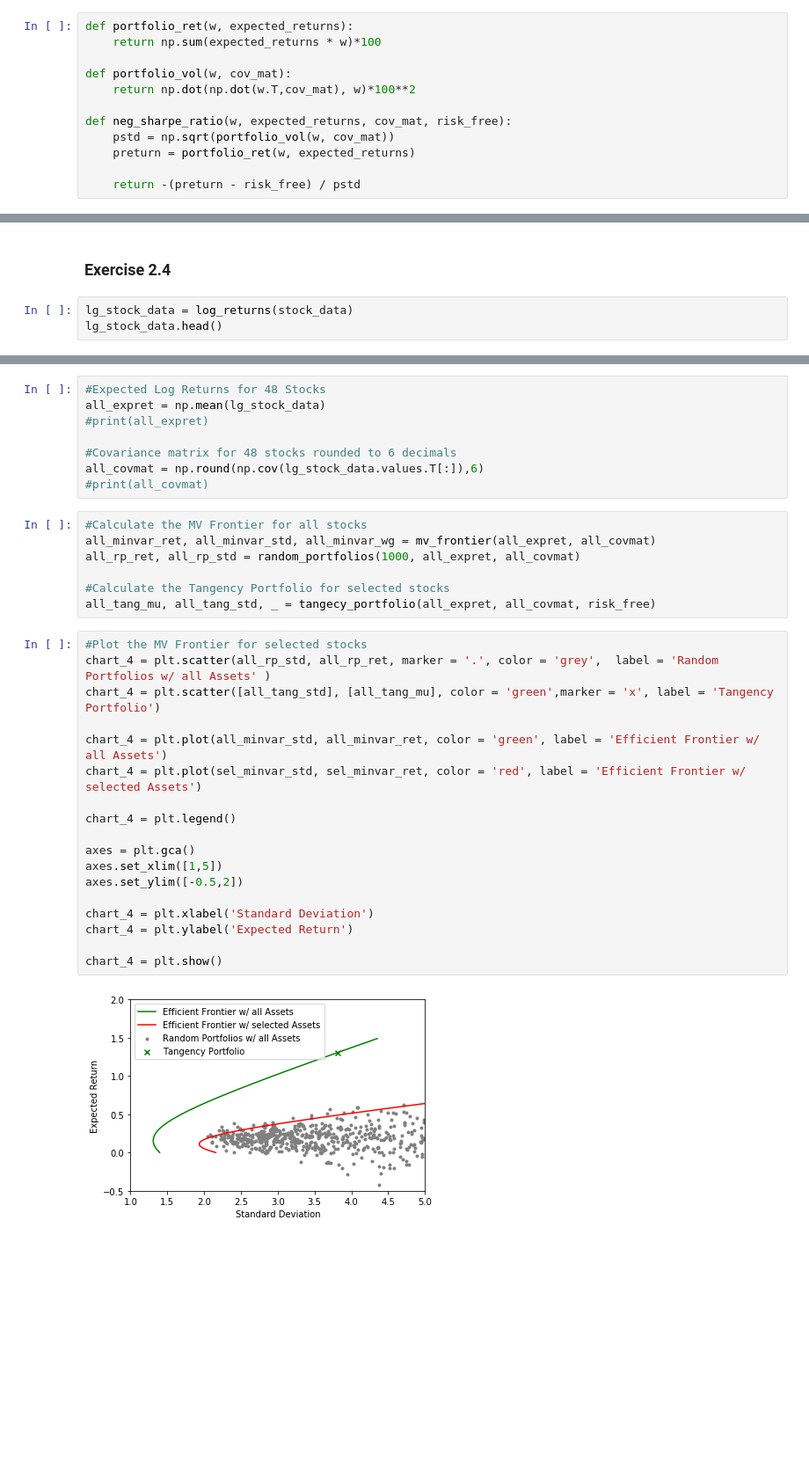
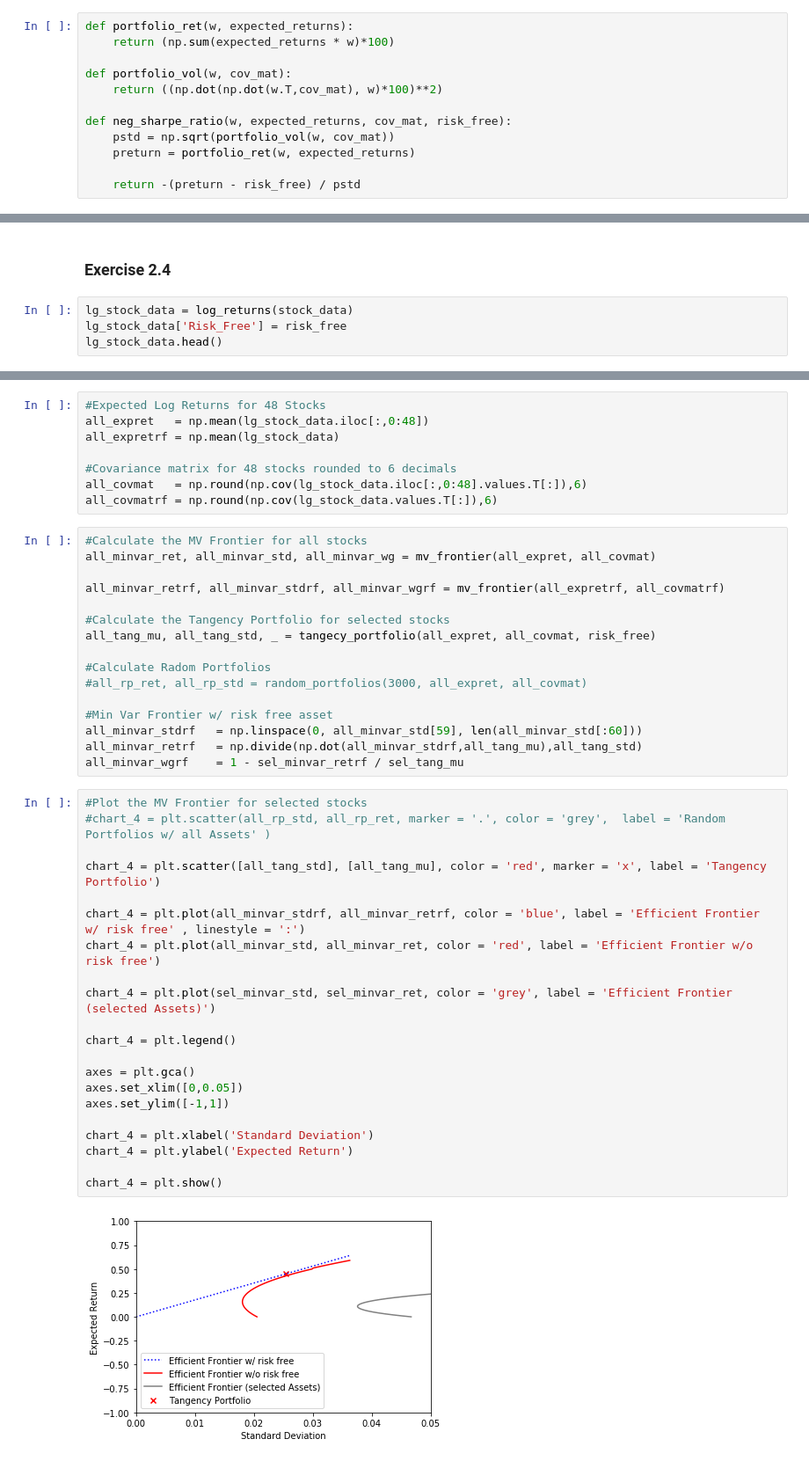
Before and after one commit to Luedman/Theory_of_Finance_Assignments, a Jupyter notebook: Assignment_1/Assignmentv01.ipynb, the cells around one changed output, grey strips where cells are left out. Shown at 88% size. Cells and saved outputs as stored; diff of their text form; blank space fills up the shorter version.

```diff
--- a/Assignment_1/Assignmentv01.ipynb
+++ b/Assignment_1/Assignmentv01.ipynb
@@ -294,9 +298,9 @@ print(sel_covmat)
 # %%
 def portfolio_ret(w, expected_returns):
-    return np.sum(expected_returns * w)*100
+    return (np.sum(expected_returns * w)*100)
 
 def portfolio_vol(w, cov_mat):
-    return np.dot(np.dot(w.T,cov_mat), w)*100**2
+    return ((np.dot(np.dot(w.T,cov_mat), w)*100)**2)
 
 def neg_sharpe_ratio(w, expected_returns, cov_mat, risk_free):
     pstd = np.sqrt(portfolio_vol(w, cov_mat))
@@ -456,6 +436,7 @@ chart_3 = plt.show()
 ### Exercise 2.4
 # %%
 lg_stock_data = log_returns(stock_data)
+lg_stock_data['Risk_Free'] = risk_free
 lg_stock_data.head()
 # %% [output]
 |  | LG_ABBN | LG_SPSN | LG_SIKA | LG_LOGN | LG_PGHN | LG_DOKA | LG_ZURN | LG_AMS | LG_GIVN | LG_SOON | ... | ... |
@@ -469,35 +450,47 @@ lg_stock_data.head()
 # %%
 #Expected Log Returns for 48 Stocks
-all_expret = np.mean(lg_stock_data)
-#print(all_expret)
+all_expret   = np.mean(lg_stock_data.iloc[:,0:48])
+all_expretrf = np.mean(lg_stock_data)
 
 #Covariance matrix for 48 stocks rounded to 6 decimals
-all_covmat = np.round(np.cov(lg_stock_data.values.T[:]),6)
-#print(all_covmat)
+all_covmat   = np.round(np.cov(lg_stock_data.iloc[:,0:48].values.T[:]),6)
+all_covmatrf = np.round(np.cov(lg_stock_data.values.T[:]),6)
 # %%
 #Calculate the MV Frontier for all stocks
 all_minvar_ret, all_minvar_std, all_minvar_wg = mv_frontier(all_expret, all_covmat)
-all_rp_ret, all_rp_std = random_portfolios(1000, all_expret, all_covmat)
+
+all_minvar_retrf, all_minvar_stdrf, all_minvar_wgrf = mv_frontier(all_expretrf, all_covmatrf)
 
 #Calculate the Tangency Portfolio for selected stocks
 all_tang_mu, all_tang_std, _ = tangecy_portfolio(all_expret, all_covmat, risk_free)
+
+#Calculate Radom Portfolios
+#all_rp_ret, all_rp_std = random_portfolios(3000, all_expret, all_covmat)
+
+#Min Var Frontier w/ risk free asset
+all_minvar_stdrf   = np.linspace(0, all_minvar_std[59], len(all_minvar_std[:60]))
+all_minvar_retrf   = np.divide(np.dot(all_minvar_stdrf,all_tang_mu),all_tang_std)
+all_minvar_wgrf    = 1 - sel_minvar_retrf / sel_tang_mu
 # %%
 #Plot the MV Frontier for selected stocks
-chart_4 = plt.scatter(all_rp_std, all_rp_ret, marker = '.', color = 'grey',  label = 'Random Portfolios w/ all Assets' )
-chart_4 = plt.scatter([all_tang_std], [all_tang_mu], color = 'green',marker = 'x', label = 'Tangency Portfolio')
+#chart_4 = plt.scatter(all_rp_std, all_rp_ret, marker = '.', color = 'grey',  label = 'Random Portfolios w/ all Assets' )
 
-chart_4 = plt.plot(all_minvar_std, all_minvar_ret, color = 'green', label = 'Efficient Frontier w/ all Assets')
-chart_4 = plt.plot(sel_minvar_std, sel_minvar_ret, color = 'red', label = 'Efficient Frontier w/ selected Assets')
+chart_4 = plt.scatter([all_tang_std], [all_tang_mu], color = 'red', marker = 'x', label = 'Tangency Portfolio')
+
+chart_4 = plt.plot(all_minvar_stdrf, all_minvar_retrf, color = 'blue', label = 'Efficient Frontier w/ risk free' , linestyle = ':')
+chart_4 = plt.plot(all_minvar_std, all_minvar_ret, color = 'red', label = 'Efficient Frontier w/o risk free')
+
+chart_4 = plt.plot(sel_minvar_std, sel_minvar_ret, color = 'grey', label = 'Efficient Frontier (selected Assets)')
 
 chart_4 = plt.legend()
 
 axes = plt.gca()
-axes.set_xlim([1,5])
-axes.set_ylim([-0.5,2])
+axes.set_xlim([0,0.05])
+axes.set_ylim([-1,1])
 
 chart_4 = plt.xlabel('Standard Deviation')
 chart_4 = plt.ylabel('Expected Return')
 
 chart_4 = plt.show()
 # %% [output]
-[figure, old version]
+[figure, new version]
```
Also changed, not shown: parts of 21 cells of this notebook.
